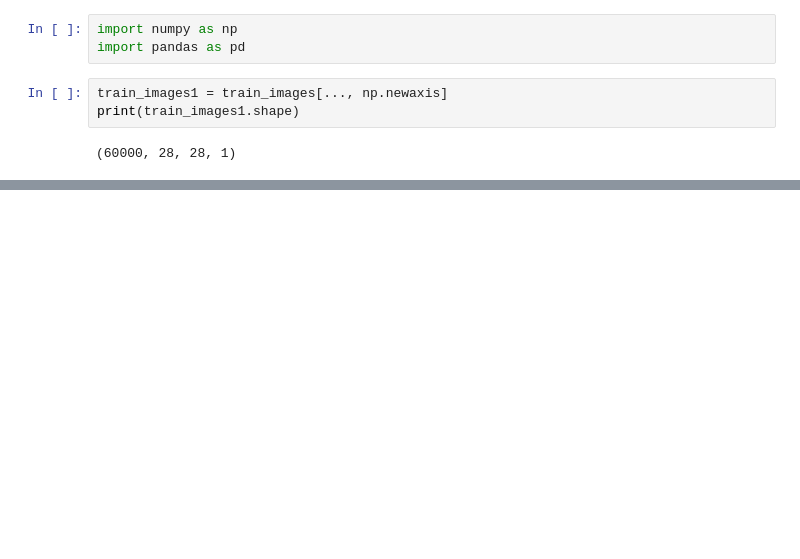
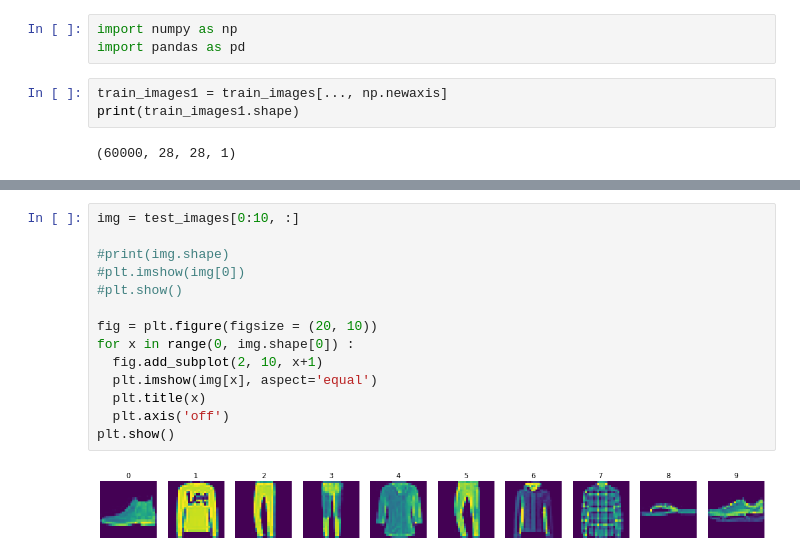
Before and after one commit to ravitata/tensorflow2, a Jupyter notebook: wk2_first_model.ipynb, the cells around one changed output, grey strips where cells are left out. Saved outputs shown, nothing was run; the diff lists cells and outputs as text; blank space fills up the shorter version.

```diff
--- a/wk2_first_model.ipynb
+++ b/wk2_first_model.ipynb
@@ -272,0 +299,16 @@ acc_plot = df.plot(y="sparse_categorical_accuracy", title = "Epochs vs Accuracy"
+# %%
+img = test_images[0:10, :]
+
+#print(img.shape)
+#plt.imshow(img[0])
+#plt.show()
+
+fig = plt.figure(figsize = (20, 10))
+for x in range(0, img.shape[0]) :
+  fig.add_subplot(2, 10, x+1)
+  plt.imshow(img[x], aspect='equal')
+  plt.title(x)
+  plt.axis('off')
+plt.show()
+# %% [output]
+[figure, added]
```
Also changed, not shown: parts of 12 cells of this notebook.
